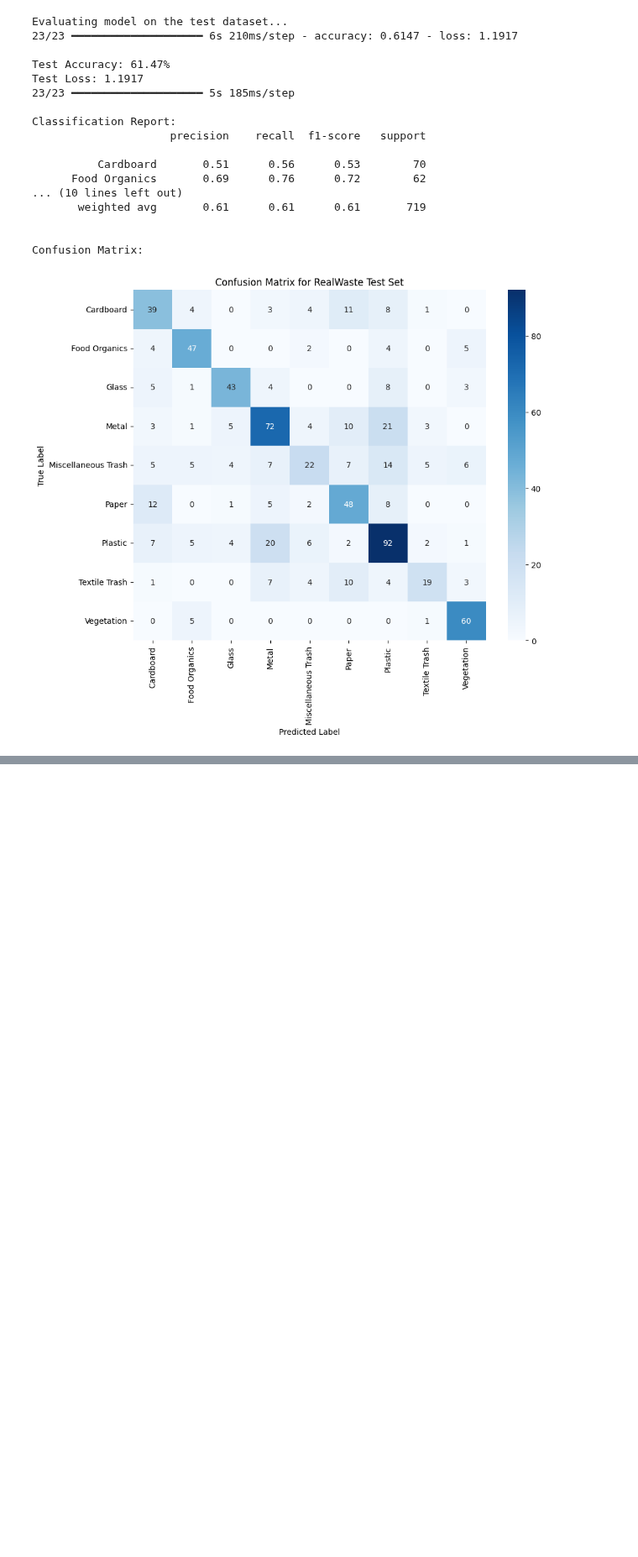
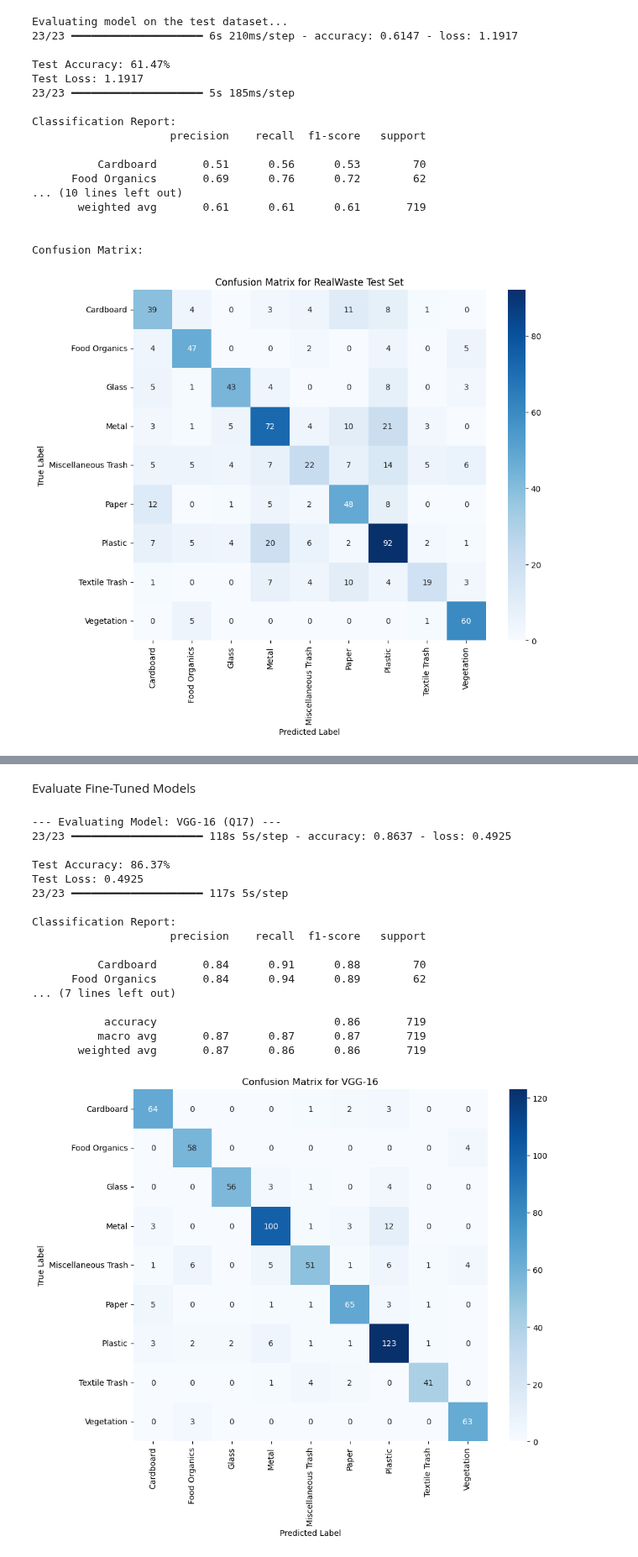
Before and after one commit to minuraashen/EN3150-CNN-for-Image-Classification, a Jupyter notebook: CNN.ipynb, the cells around one changed output, grey strips where cells are left out. Shown at 84% size. Cells and saved outputs as stored; diff of their text form; code cells hidden in the pictures; blank space fills up the shorter version.

```diff
--- a/CNN.ipynb
+++ b/CNN.ipynb
@@ -384,0 +864,71 @@ Confusion Matrix:
+# %% [markdown]
+Evaluate Fine-Tuned Models
+# %%
+# --- Helper function to plot a confusion matrix ---
+def plot_confusion_matrix(y_true, y_pred, model_name):
+    cm = confusion_matrix(y_true, y_pred)
+    plt.figure(figsize=(10, 8))
+    sns.heatmap(
+        cm,
+        annot=True,
+        fmt='d',
+        cmap='Blues',
+        xticklabels=CLASSES,
+        yticklabels=CLASSES
+    )
+    plt.xlabel('Predicted Label')
+    plt.ylabel('True Label')
+    plt.title(f'Confusion Matrix for {model_name}')
+    plt.show()
+
+# --- Helper function to evaluate a model ---
+def evaluate_model(model, model_name, test_dataset):
+    print(f"\n--- Evaluating Model: {model_name} (Q17) ---")
+
+    # 1. Get Test Loss and Accuracy
+    test_loss, test_accuracy = model.evaluate(test_dataset)
+    print(f"\nTest Accuracy: {test_accuracy*100:.2f}%")
+    print(f"Test Loss: {test_loss:.4f}")
+
+    # 2. Get true labels
+    y_true = []
+    for images, labels in test_dataset:
+        y_true.extend(labels.numpy())
+    y_true = np.array(y_true)
+
+    # 3. Get predicted labels
+    y_pred_probs = model.predict(test_dataset)
+    y_pred = np.argmax(y_pred_probs, axis=1)
+
+    # 4. Print Classification Report (Precision, Recall, F1-Score)
+    print("\nClassification Report:")
+    print(classification_report(y_true, y_pred, target_names=CLASSES))
+
+    # 5. Plot Confusion Matrix
+    plot_confusion_matrix(y_true, y_pred, model_name)
+
+    # Return metrics for comparison table
+    return test_accuracy, classification_report(y_true, y_pred, target_names=CLASSES, output_dict=True)
+
+# --- Evaluate both models ---
+vgg_accuracy, vgg_report = evaluate_model(model_vgg, "VGG-16", test_ds)
+mobilenet_accuracy, mobilenet_report = evaluate_model(model_mobilenet, "MobileNetV2", test_ds)
+# %% [output]
+--- Evaluating Model: VGG-16 (Q17) ---
+23/23 ━━━━━━━━━━━━━━━━━━━━ 118s 5s/step - accuracy: 0.8637 - loss: 0.4925
+
+Test Accuracy: 86.37%
+Test Loss: 0.4925
+23/23 ━━━━━━━━━━━━━━━━━━━━ 117s 5s/step
+
+Classification Report:
+                     precision    recall  f1-score   support
+
+          Cardboard       0.84      0.91      0.88        70
+      Food Organics       0.84      0.94      0.89        62
+... (7 lines left out)
+
+           accuracy                           0.86       719
+          macro avg       0.87      0.87      0.87       719
+       weighted avg       0.87      0.86      0.86       719
+[figure, added]
```
Also changed, not shown: parts of 27 cells of this notebook.
